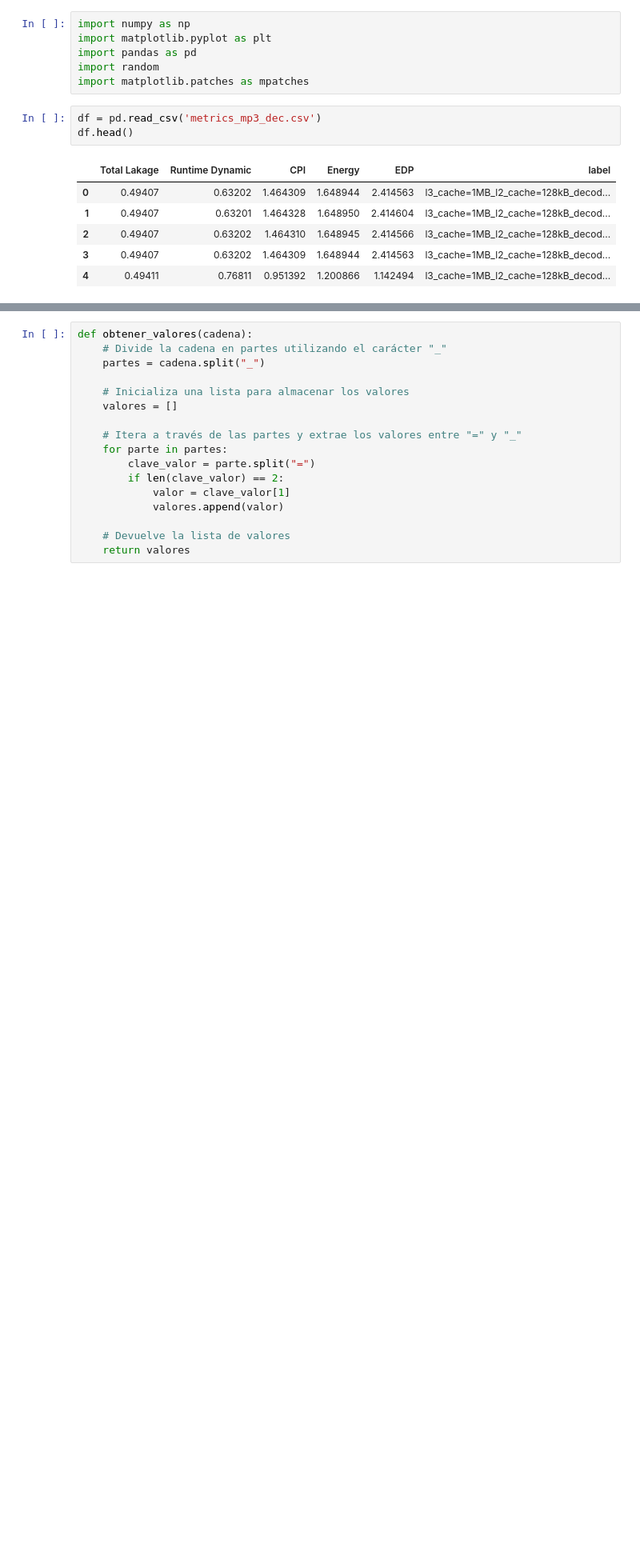
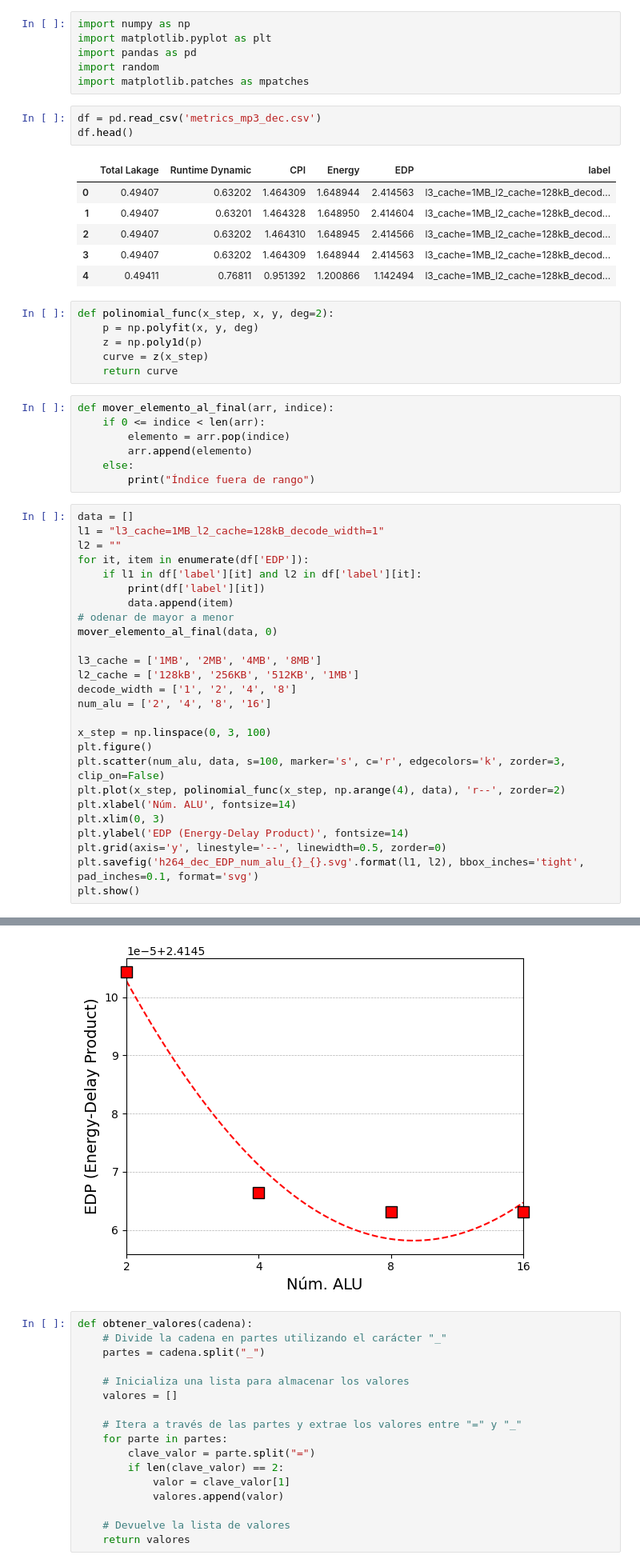
Before and after one commit to KevinMartinez1999/ARM-Architecture-Simulations, a Jupyter notebook: show_results.ipynb, the cells around one changed output, grey strips where cells are left out. Shown at 80% size. Drawn from its saved outputs; the diff is of its cells as text; blank space fills up the shorter version.

```diff
--- a/show_results.ipynb
+++ b/show_results.ipynb
@@ -14,3 +14,43 @@ df.head()
 | 2 | 0.49407 | 0.63202 | 1.464310 | 1.648945 | 2.414566 | l3_cache=1MB_l2_cache=128kB_decod... |
 | 3 | 0.49407 | 0.63202 | 1.464309 | 1.648944 | 2.414563 | l3_cache=1MB_l2_cache=128kB_decod... |
 | 4 | 0.49411 | 0.76811 | 0.951392 | 1.200866 | 1.142494 | l3_cache=1MB_l2_cache=128kB_decod... |
+# %%
+def polinomial_func(x_step, x, y, deg=2):
+    p = np.polyfit(x, y, deg)
+    z = np.poly1d(p)
+    curve = z(x_step)
+    return curve
+# %%
+def mover_elemento_al_final(arr, indice):
+    if 0 <= indice < len(arr):
+        elemento = arr.pop(indice)
+        arr.append(elemento)
+    else:
+        print("Índice fuera de rango")
+# %%
+data = []
+l1 = "l3_cache=1MB_l2_cache=128kB_decode_width=1"
+l2 = ""
+for it, item in enumerate(df['EDP']):
+    if l1 in df['label'][it] and l2 in df['label'][it]:
+        print(df['label'][it])
+        data.append(item)
+# odenar de mayor a menor
+mover_elemento_al_final(data, 0)
+
+l3_cache = ['1MB', '2MB', '4MB', '8MB']
+l2_cache = ['128kB', '256KB', '512KB', '1MB']
+decode_width = ['1', '2', '4', '8']
+num_alu = ['2', '4', '8', '16']
+
+x_step = np.linspace(0, 3, 100)
+plt.figure()
+plt.scatter(num_alu, data, s=100, marker='s', c='r', edgecolors='k', zorder=3, clip_on=False)
+plt.plot(x_step, polinomial_func(x_step, np.arange(4), data), 'r--', zorder=2)
+plt.xlabel('Núm. ALU', fontsize=14)
+plt.xlim(0, 3)
+plt.ylabel('EDP (Energy-Delay Product)', fontsize=14)
+plt.grid(axis='y', linestyle='--', linewidth=0.5, zorder=0)
+plt.savefig('h264_dec_EDP_num_alu_{}_{}.svg'.format(l1, l2), bbox_inches='tight', pad_inches=0.1, format='svg')
+plt.show()
+# %% [output]
@@ -17,3 +61,4 @@ df.head()
+[figure, added]
 # %%
 def obtener_valores(cadena):
     # Divide la cadena en partes utilizando el carácter "_"
```
Also changed, not shown: parts of 3 cells of this notebook, 24 other files.
